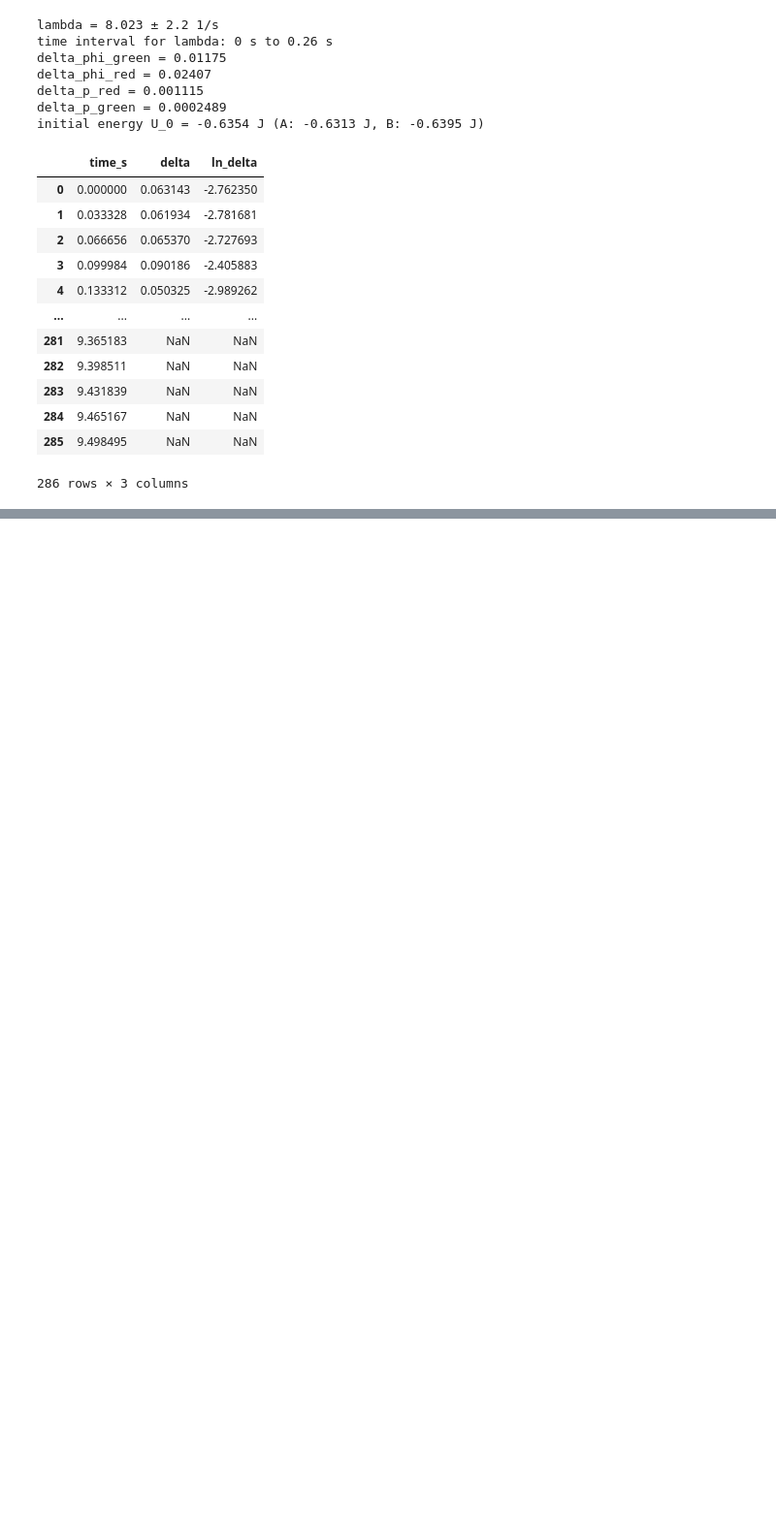
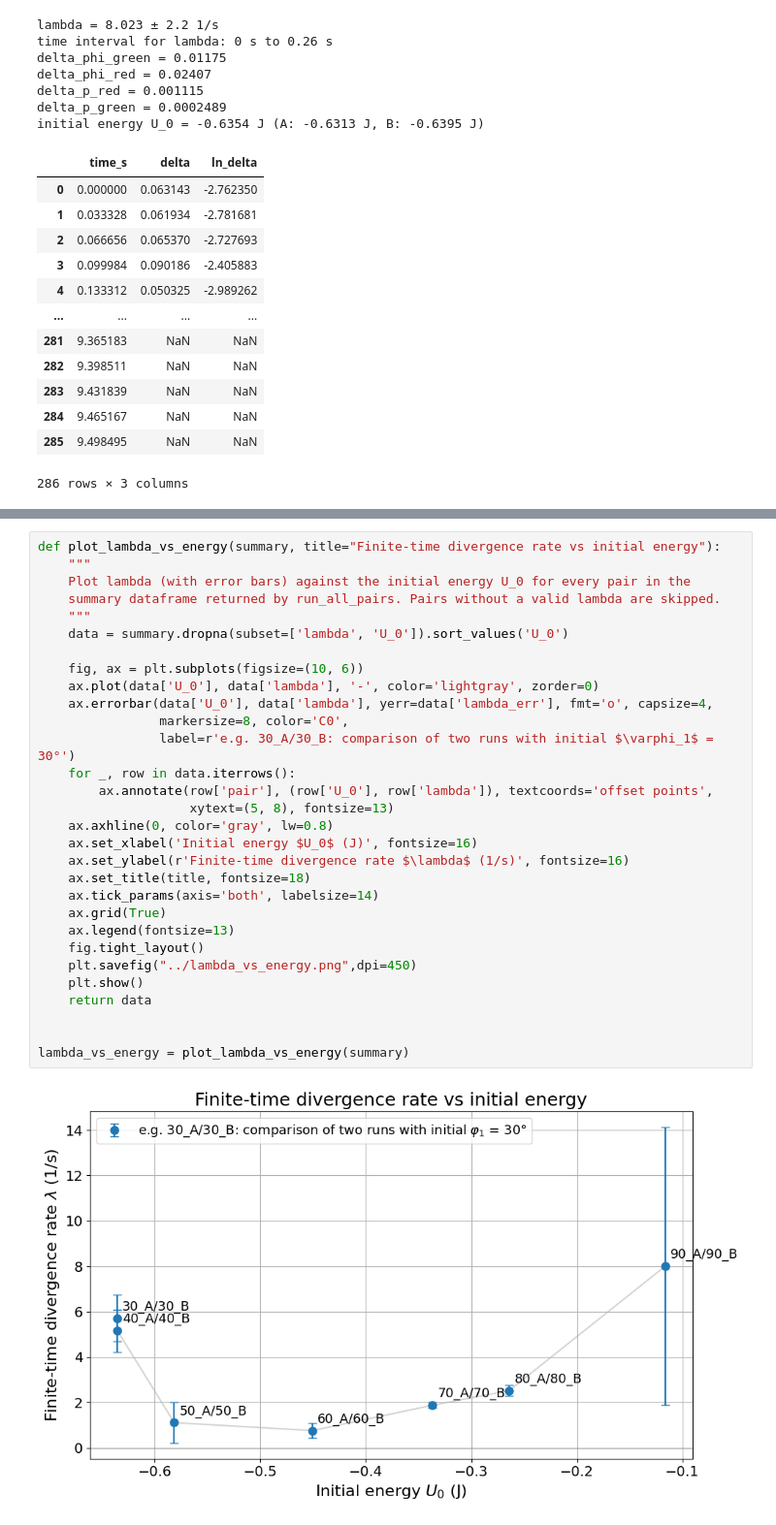
Before and after one commit to AEZorina/RP_double-pendulum, a Jupyter notebook: notebooks/Pendulum tracking.ipynb, the cells around one changed output, grey strips where cells are left out. Shown at 97% size. Saved outputs shown, nothing was run; the diff lists cells and outputs as text; blank space fills up the shorter version.

```diff
--- a/notebooks/Pendulum tracking.ipynb
+++ b/notebooks/Pendulum tracking.ipynb
@@ -866,0 +859,32 @@ NameError: name 'pairs' is not defined
+# %%
+def plot_lambda_vs_energy(summary, title="Finite-time divergence rate vs initial energy"):
+    """
+    Plot lambda (with error bars) against the initial energy U_0 for every pair in the
+    summary dataframe returned by run_all_pairs. Pairs without a valid lambda are skipped.
+    """
+    data = summary.dropna(subset=['lambda', 'U_0']).sort_values('U_0')
+
+    fig, ax = plt.subplots(figsize=(10, 6))
+    ax.plot(data['U_0'], data['lambda'], '-', color='lightgray', zorder=0)
+    ax.errorbar(data['U_0'], data['lambda'], yerr=data['lambda_err'], fmt='o', capsize=4,
+                markersize=8, color='C0',
+                label=r'e.g. 30_A/30_B: comparison of two runs with initial $\varphi_1$ = 30°')
+    for _, row in data.iterrows():
+        ax.annotate(row['pair'], (row['U_0'], row['lambda']), textcoords='offset points',
+                    xytext=(5, 8), fontsize=13)
+    ax.axhline(0, color='gray', lw=0.8)
+    ax.set_xlabel('Initial energy $U_0$ (J)', fontsize=16)
+    ax.set_ylabel(r'Finite-time divergence rate $\lambda$ (1/s)', fontsize=16)
+    ax.set_title(title, fontsize=18)
+    ax.tick_params(axis='both', labelsize=14)
+    ax.grid(True)
+    ax.legend(fontsize=13)
+    fig.tight_layout()
+    plt.savefig("../lambda_vs_energy.png",dpi=450)
+    plt.show()
+    return data
+
+
+lambda_vs_energy = plot_lambda_vs_energy(summary)
+# %% [output]
+[figure, added]
```
Also changed, not shown: parts of 4 cells of this notebook, 2 other files.
